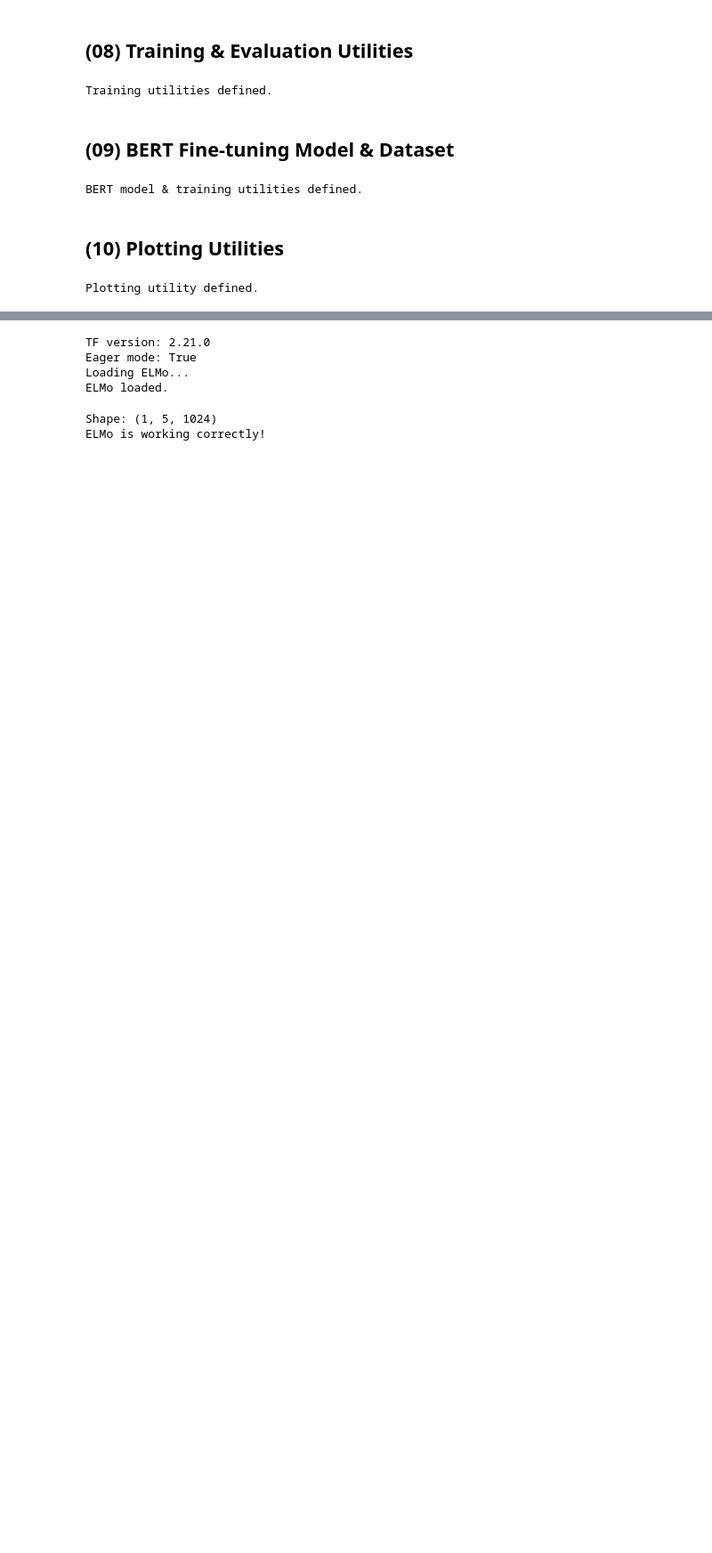
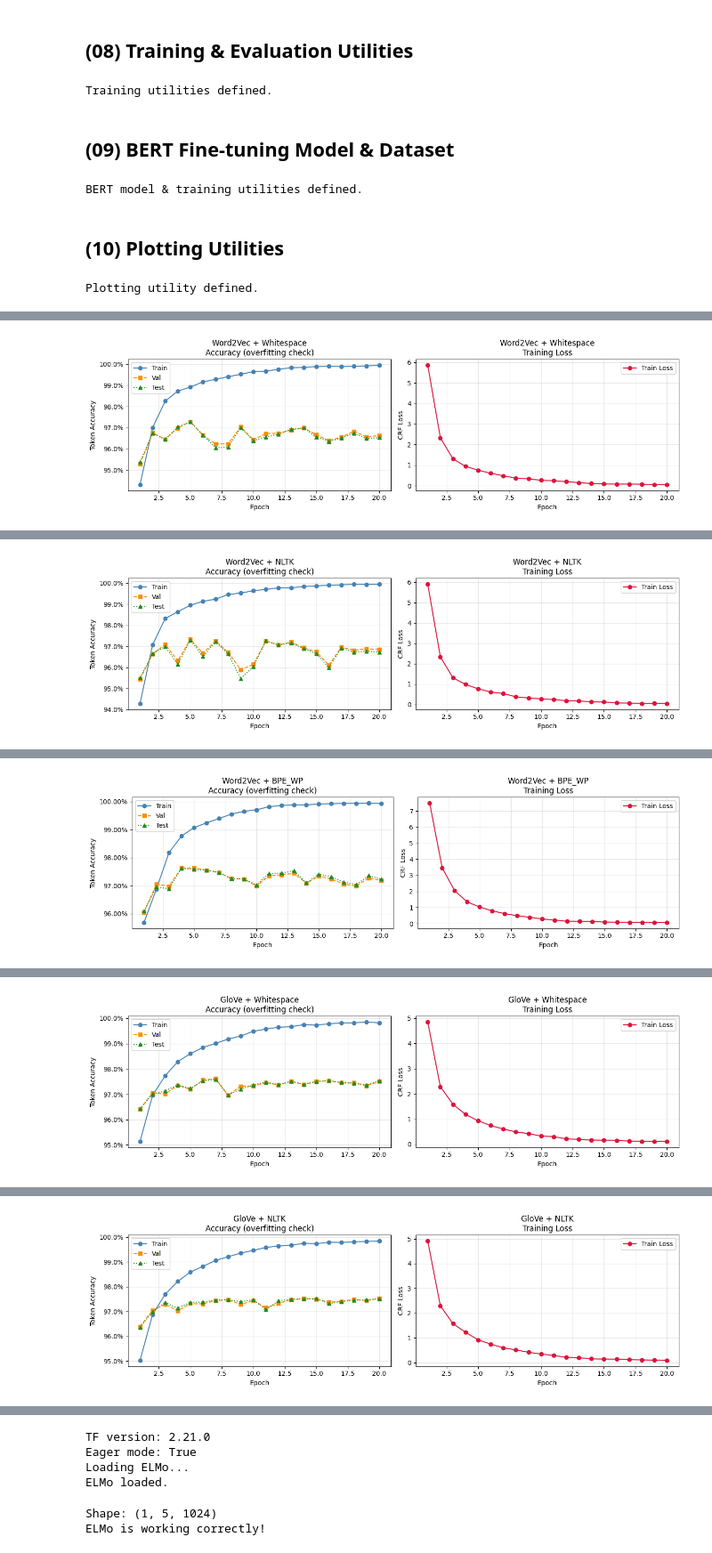
Before and after one commit to UdamShakya/Natural_Language_Processing_Multiple_models, a Jupyter notebook: S20861_CSC4182_NaturalLanguageProcessing_ProgrammingAssignment01.ipynb, the cells around one changed output, grey strips where cells are left out. Shown at 89% size. Cells and saved outputs as stored; diff of their text form; code cells hidden in the pictures; blank space fills up the shorter version.

Commit message:
Ran all experiments

```diff
--- a/S20861_CSC4182_NaturalLanguageProcessing_ProgrammingAssignment01.ipynb
+++ b/S20861_CSC4182_NaturalLanguageProcessing_ProgrammingAssignment01.ipynb
@@ -638,0 +641,59 @@ Plotting utility defined.
+# %%
+#─── Hyper-parameters ─────────────────────────────────────────────────────────
+HIDDEN_DIM  = 256
+EPOCHS      = 20      # increase for better results (30–40 recommended)
+LR          = 1e-3
+BATCH_SIZE  = 32
+
+results_table = []    # will hold dicts for the summary report
+
+TOKENIZER_MODES = {
+    'Whitespace' : whitespace_tokenize,
+    'NLTK'       : nltk_tokenize,
+    'BPE_WP'     : hf_tokenize,
+}
+
+# ─── Loop over Word2Vec / GloVe / FastText × 3 tokenizers ─────────────────────
+for embed_name, embed_matrix in EMBEDDING_MATRICES.items():
+    for tok_name, tok_fn in TOKENIZER_MODES.items():
+        label = f'{embed_name} + {tok_name}'
+        separator = '='*60
+        print(f'\n{separator}')
+        print(f' Experiment: {label}')
+        print(f'{separator}')
+
+        train_loader, val_loader, test_loader = make_loaders(
+            train_data, val_data, test_data,
+            word2idx, tag2idx, tok_fn, BATCH_SIZE)
+
+        model = BiLSTM_CRF(
+            embed_matrix=embed_matrix,
+            hidden_dim=HIDDEN_DIM,
+            num_tags=NUM_CLASSES,
+            dropout=0.3,
+            freeze_embed=False
+        ).to(DEVICE)
+
+        history = train_model(model, train_loader, val_loader, test_loader,
+                              n_epochs=EPOCHS, lr=LR, device=DEVICE)
+        plot_accuracy_curves(history, title=label)
+
+        results_table.append({
+            'Embedding' : embed_name,
+            'Tokenizer' : tok_name,
+            'Val F1'    : round(history['val_f1'],  4),
+            'Test F1'   : round(history['test_f1'], 4),
+            'Val Acc'   : round(max(history['val_acc']),  4),
+            'Test Acc'  : round(max(history['test_acc']), 4),
+        })
+        del model
+        # Clear device-specific caches safely
+        if torch.cuda.is_available():
+            torch.cuda.empty_cache()
+        elif torch.backends.mps.is_available():
+            # torch.mps.empty_cache may not exist on all PyTorch versions; guard it.
+            try:
+                torch.mps.empty_cache()
+            except Exception:
+                pass
+# %% [output]
@@ -638,0 +717 @@ Plotting utility defined.
+[figure, added]
@@ -638,0 +735 @@ Plotting utility defined.
+[figure, added]
@@ -638,0 +753 @@ Plotting utility defined.
+[figure, added]
@@ -638,0 +771 @@ Plotting utility defined.
+[figure, added]
@@ -638,0 +789 @@ Plotting utility defined.
+[figure, added]
```
Also changed, not shown: parts of 3 cells of this notebook.
